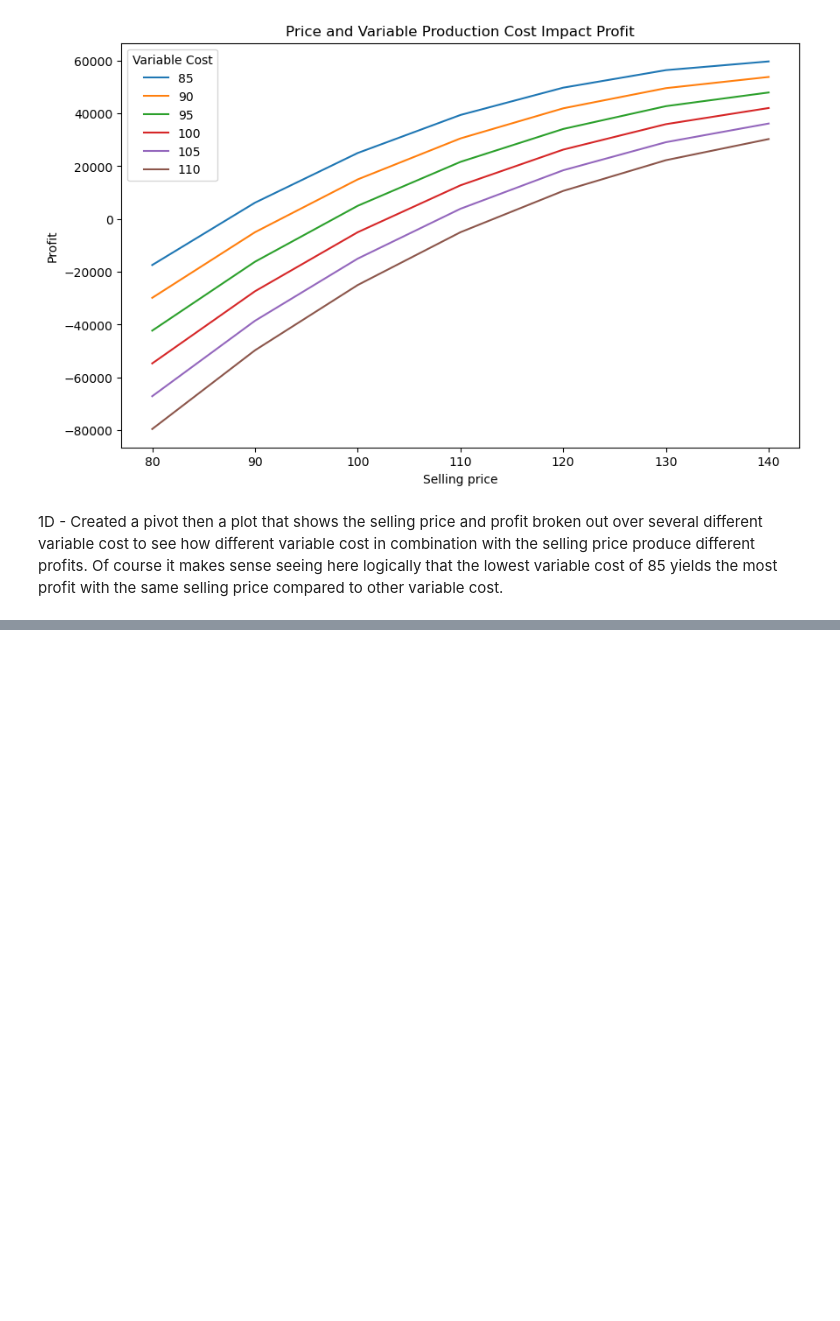
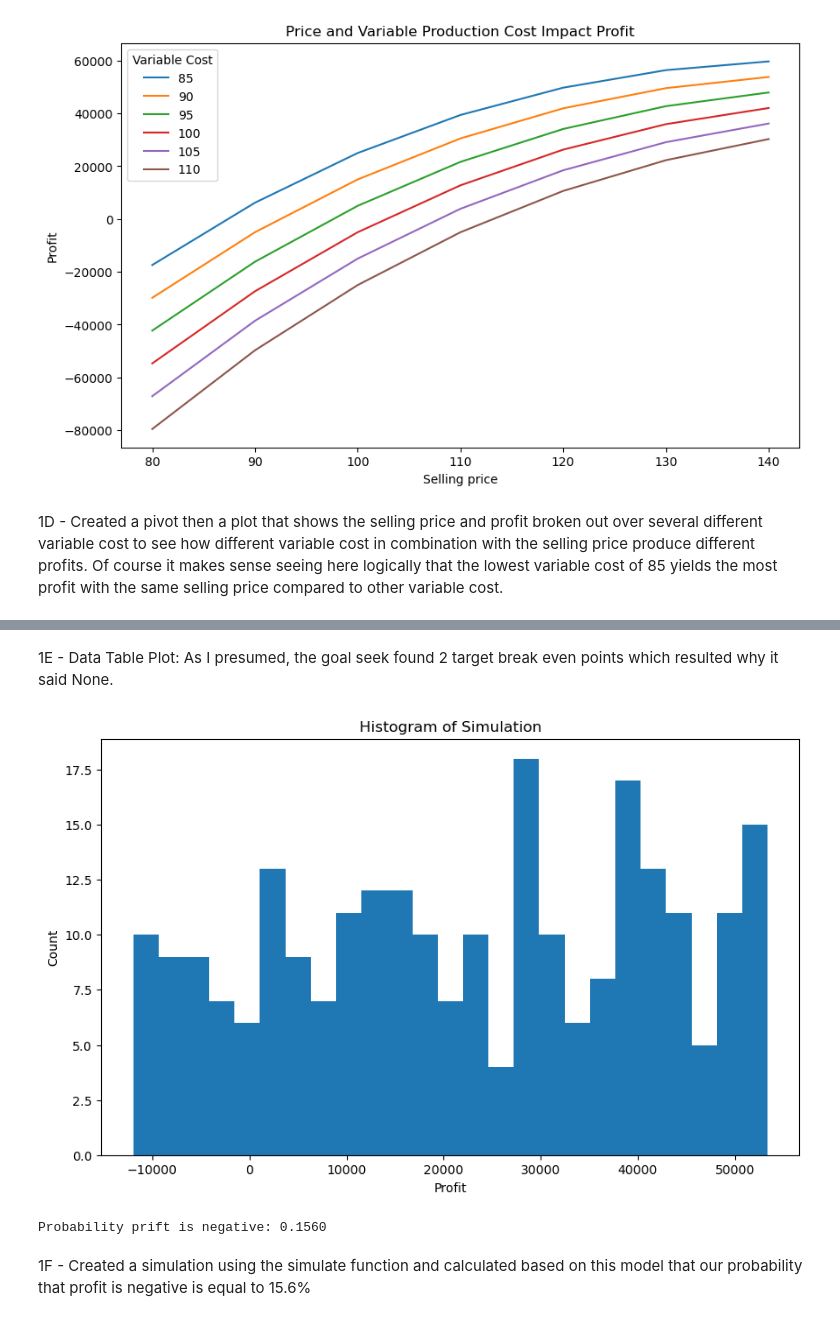
Before and after one commit to devlinmacaulay-debug/hw2_analysis1_break_even, a Jupyter notebook: hw2_analysis1_break_even.ipynb, the cells around one changed output, grey strips where cells are left out. Drawn from its saved outputs; the diff is of its cells as text; code cells hidden in the pictures; blank space fills up the shorter version.

```diff
--- a/hw2_analysis1_break_even.ipynb
+++ b/hw2_analysis1_break_even.ipynb
@@ -182,0 +234,49 @@ plt.show()
+# %% [markdown]
+1E - Data Table Plot: As I presumed, the goal seek found 2 target break even points which resulted why it said None.
+# %%
+#1F - Simulation
+model_5 = SingleProductSPF()
+
+#Rep amount
+num_reps = 250
+
+#create rn generator
+rand_num_generator = np.random.default_rng(4470)
+
+##simulating variable cost
+var_cost_simulation = rand_num_generator.uniform(80, 120, num_reps)
+
+##random inputs dict
+random_inputs = {"var_cost": var_cost_simulation}
+
+##check outputs
+simulation_outputs = ["profit"]
+
+##get simulation results and run it
+model_5_simulation_results = model_5.simulate(random_inputs=random_inputs,outputs=simulation_outputs,keep_random_inputs=True)
+
+##converting to dataframe
+model_5_simulation_results_df = get_sim_results_df(model_5_simulation_results)
+
+##check results
+model_5_simulation_results_df.head()
+
+##create histogram
+model_5_simulation_results_df["profit"].plot(kind="hist",bins=25,figsize=(10,6))
+
+plt.title("Histogram of Simulation")
+plt.xlabel("Profit")
+plt.ylabel("Count")
+plt.show()
+# %% [output]
+[figure, added]
+# %%
+##calculate probability of profit being negative
+neg_profit_probability = (model_5_simulation_results_df["profit"] < 0).mean()
+
+#check result
+print(f"Probability prift is negative: {neg_profit_probability:.4f}")
+# %% [output]
+Probability prift is negative: 0.1560
+# %% [markdown]
+1F - Created a simulation using the simulate function and calculated based on this model that our probability that profit is negative is equal to 15.6%
```
Also changed, not shown: parts of 4 cells of this notebook.
